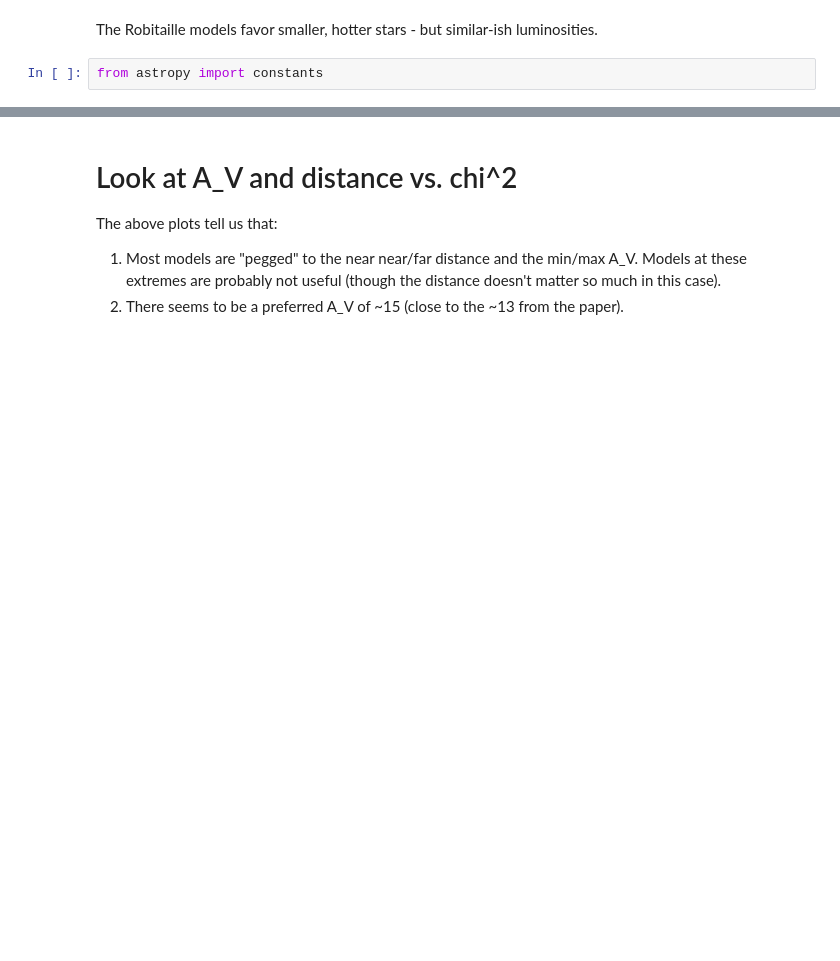
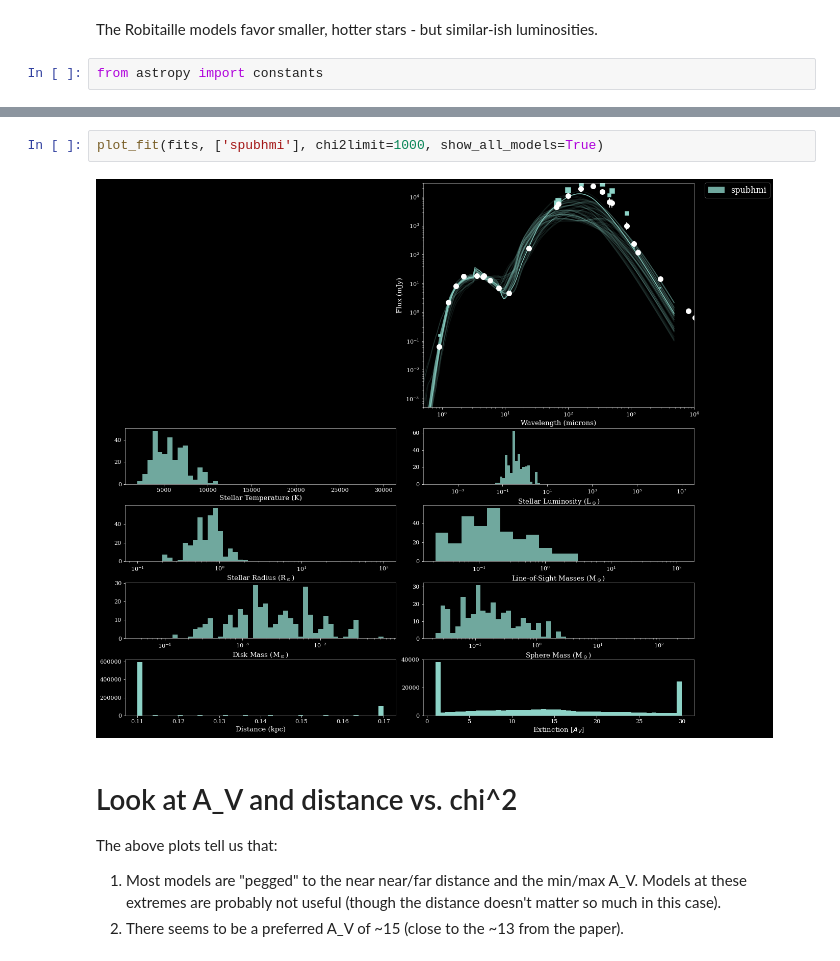
Before and after one commit to keflavich/SPICY_ALMAIMF, a Jupyter notebook: notebooks/RobitailleModelBenchmark.ipynb, the cells around one changed output, grey strips where cells are left out. Cells and saved outputs as stored; diff of their text form; blank space fills up the shorter version.

```diff
--- a/notebooks/RobitailleModelBenchmark.ipynb
+++ b/notebooks/RobitailleModelBenchmark.ipynb
@@ -187,3 +222,7 @@ plot_fit(fits, ['spubhmi'], chi2limit=1000,)
+# %%
+plot_fit(fits, ['spubhmi'], chi2limit=1000, show_all_models=True)
+# %% [output]
+[figure, added]
 # %% [markdown]
 # Look at A_V and distance vs. chi^2
 
```
Also changed, not shown: parts of 20 cells of this notebook, 1 other file.
